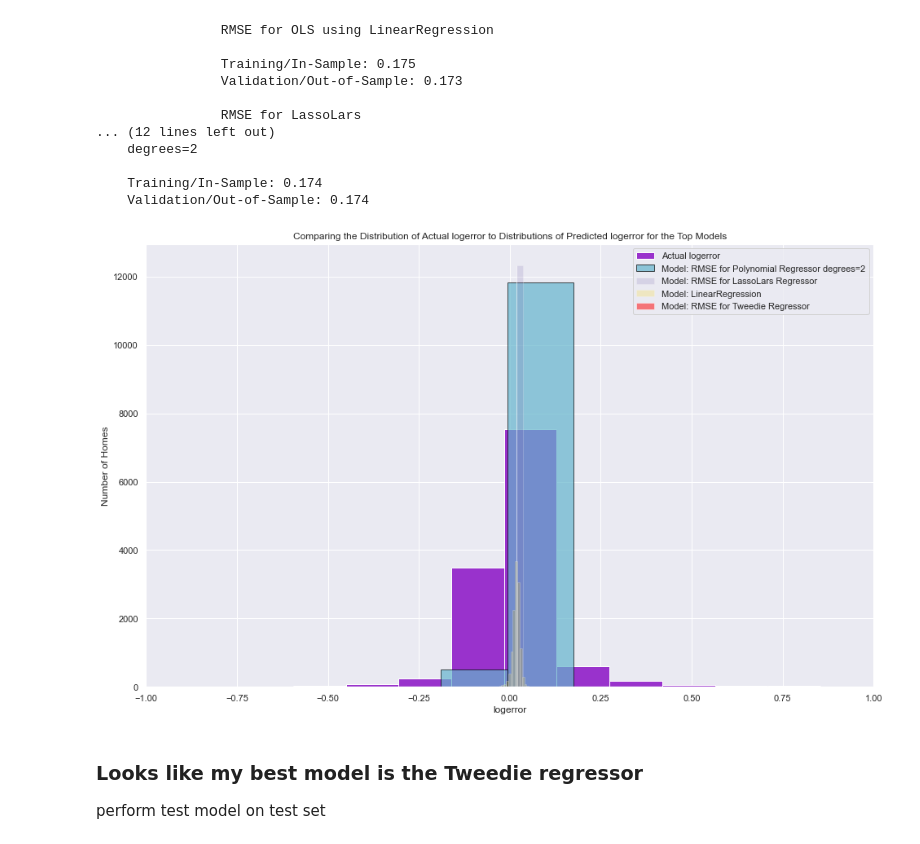
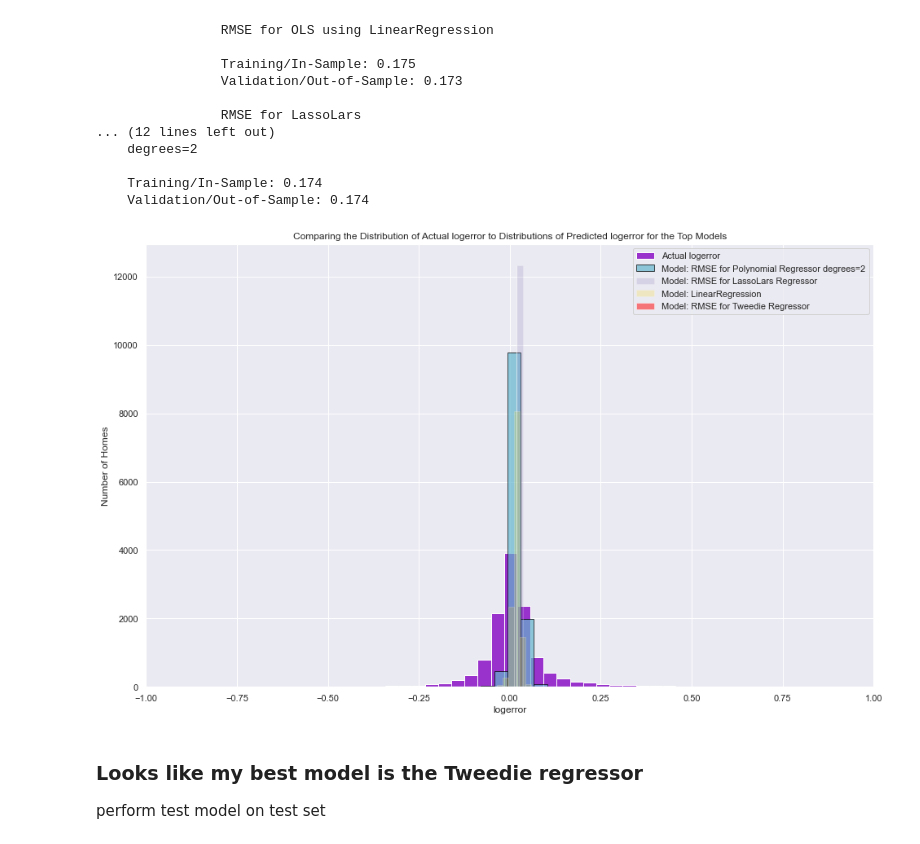
Before and after one commit to tim-keriazes/zillow-clustering-project, a Jupyter notebook: zillow_clustering_final_notebook.ipynb, the cells around one changed output. Saved outputs shown, nothing was run; the diff lists cells and outputs as text; code cells hidden in the pictures.

Commit message:
added zillow image

```diff
--- a/zillow_clustering_final_notebook.ipynb
+++ b/zillow_clustering_final_notebook.ipynb
@@ -1010,21 +1010,21 @@ print(f"""
 # %%
 # plot to visualize actual vs predicted.
 plt.figure(figsize=(16,10))
-plt.hist(y_validate.logerror, color='darkorchid', alpha=1, bins=50, label="Actual logerror")
-plt.hist(y_validate.logerror_pred_lm2, color='c', alpha=.7, bins=10, label="Model: RMSE for Polynomial Regressor degrees=2", ec='black')
+plt.hist(y_validate.logerror, color='darkorchid', alpha=1, bins=200, label="Actual logerror")
+plt.hist(y_validate.logerror_pred_lm2, color='c', alpha=.7, bins=50, label="Model: RMSE for Polynomial Regressor degrees=2", ec='black')
 # plt.hist(y_validate.logerror_pred_lm3, color='chartreuse', alpha=.2, bins=50, label="Model: RMSE for Polynomial Regressor degrees=3")
 plt.hist(y_validate.logerror_pred_lars, color='m', alpha=.2, bins=50,label="Model: RMSE for LassoLars Regressor ")
-plt.hist(y_validate.logerror_pred_lm, color='gold', alpha=.2, bins=50,label="Model: LinearRegression")
+plt.hist(y_validate.logerror_pred_lm, color='gold', alpha=.2, bins=20,label="Model: LinearRegression")
 plt.hist(y_validate.logerror_pred_lars, color='red', alpha=.5, bins=510, label="Model: RMSE for Tweedie Regressor")
 
 plt.xlim(-1, 1)
 plt.xlabel("logerror")
 plt.ylabel("Number of Homes")
 plt.title("Comparing the Distribution of Actual logerror to Distributions of Predicted logerror for the Top Models")
 plt.legend()
 plt.show()
 # %% [output]
-[figure, old version]
+[figure, new version]
 # %% [markdown]
 ### Looks like my best model is the Tweedie regressor
 
```
